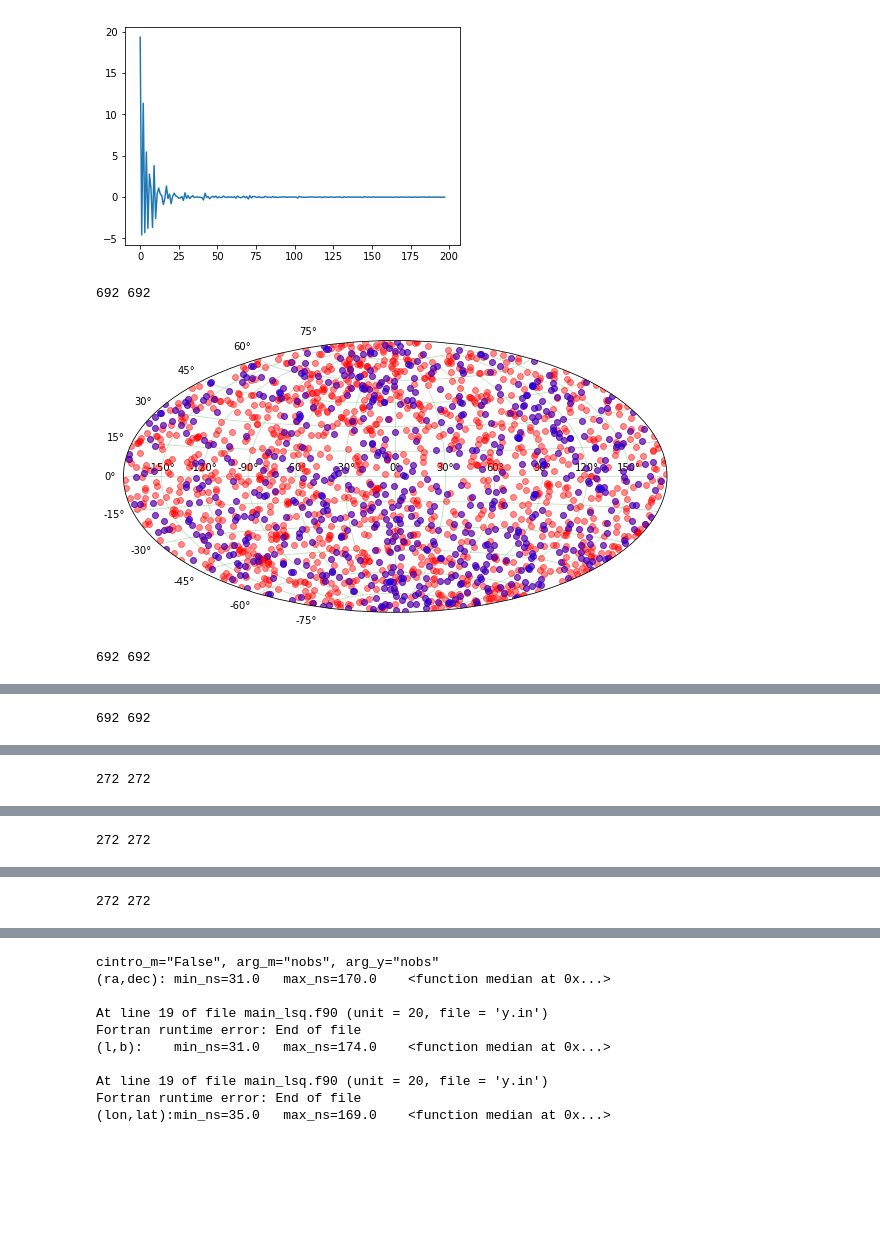
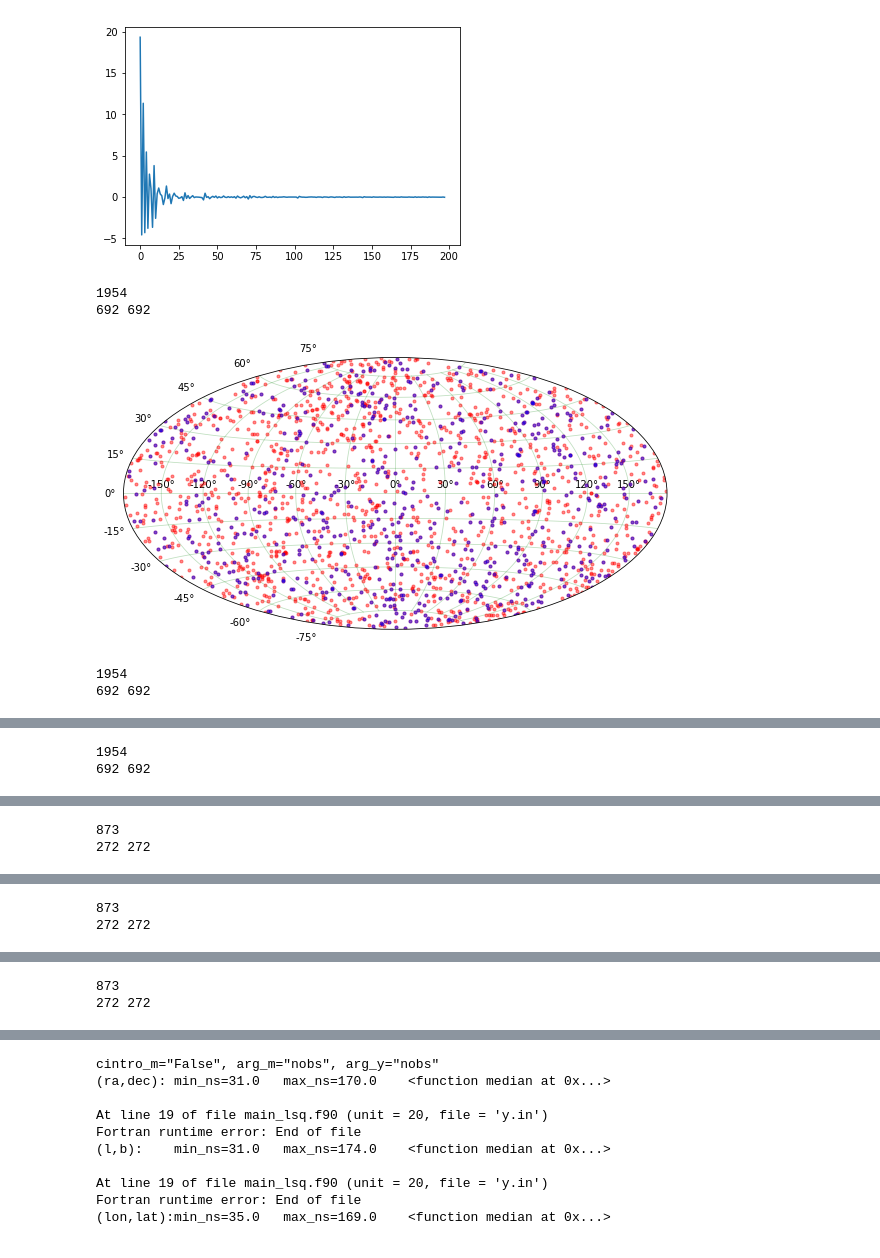
Before and after one commit to paantya/gaialib, a Jupyter notebook: d2018_sf.ipynb, the cells around one changed output, grey strips where cells are left out. Saved outputs shown, nothing was run; the diff lists cells and outputs as text; code cells hidden in the pictures; blank space fills up the shorter version.

```diff
--- a/d2018_sf.ipynb
+++ b/d2018_sf.ipynb
@@ -148,16 +149,21 @@ plt.plot([i for i in np.arange(len(df_gh_srz))][:200-2],np.diff(np.diff(df_gh_sr
 # %%
 %%time
 
-def scattermy(df0,x,y,c,k='ro'):
+def scattermy(df0,x,y,c,k='r.'):
     import matplotlib as mpl
     plt.figure(figsize=(10,5))
     ax = plt.subplot(111, projection = 'hammer')
     ax.set_facecolor('w')
+    print(len(df0[x]))
     plt.plot(
         (df0[x]-180)*np.pi/180,
         (df0[y]-90)*np.pi/180,
         k,
-        alpha=.45
+        alpha=.45,
+        #s = 1.05,
+        #marker="o",
+        #color = 1/(df0.max - df0.min) *(df0[c] - df0.min),
+        #linewidths=2.01,
     )
     x1 = df0[df0[c]<0][x]
     y1 = df0[df0[c]<0][y]
@@ -166,38 +172,48 @@ def scattermy(df0,x,y,c,k='ro'):
         plt.plot(
             (x1-180)*np.pi/180,
             (y1-90)*np.pi/180,
-            'bo',
-            alpha=.45
+            'b.',
+            alpha=.45,
+            #s = 1.05,
+        #marker="o",
+        #color = 1/(df0.max - df0.min) *(df0[c] - df0.min),
+        #linewidths=2.01,
         )
 
 
     params = matplotlib.figure.SubplotParams(left=.02, right=.98, top=.99, bottom=.01)
 
     plt.grid(color='g',alpha = .25)#, linestyle='--', linewidth=1.9)
     plt.show()
 
 #scattermy(df_gh_srz.sort_values(by = 'parallax_difference_abs',ascending=False).head(75),'ra','dec','parallax_difference_abs')
 #scattermy(df_gh_srz.sort_values(by = 'parallax_difference_abs',ascending=False).head(75),'ra','dec','parallax_difference')
 
 #scattermy(df_gh_srz.sort_values(by = 'parallax_difference_abs',ascending=False).head(75),'l','b','parallax_difference_abs')
 #scattermy(df_gh_srz.sort_values(by = 'parallax_difference_abs',ascending=False).head(75),'l','b','parallax_difference')
 
 #scattermy(df_gh_srz.sort_values(by = 'parallax_difference_abs',ascending=False).head(75),'ecl_lon','ecl_lat','parallax_difference_abs')
 
 #scattermy(df_gh_srz[df_gh_srz['parallax_difference_abs']>3*df_gh_srz['parallax_error_hip_tgas']].sort_values(by = 'parallax_difference_abs',ascending=False).head(75),'ecl_lon','ecl_lat','parallax_difference')
 #scattermy(df_gh_srz.sort_values(by = 'parallax_difference_abs',ascending=False).head(75),'ecl_lon','ecl_lat','parallax_difference')
 
 MMM_KEK = df_gh_srz['parallax_difference'].sum()/len(df_gh_srz['parallax_difference'])
 DDD_KEK = np.sqrt(sum([np.power(i-MMM_KEK,2) for i in df_gh_srz['parallax_difference']])/len(df_gh_srz['parallax_difference']))
 
 scattermy(df_gh_srz[np.abs(df_gh_srz['parallax_difference']) > 3. * df_gh_srz['parallax_error_hip_tgas']],'ra','dec','parallax_difference')
 scattermy(df_gh_srz[np.abs(df_gh_srz['parallax_difference']) > 3. * df_gh_srz['parallax_error_hip_tgas']],'l','b','parallax_difference')
 scattermy(df_gh_srz[np.abs(df_gh_srz['parallax_difference']) > 3. * df_gh_srz['parallax_error_hip_tgas']],'ecl_lon','ecl_lat','parallax_difference')
 
 scattermy(df_gh_srz[np.abs(df_gh_srz['parallax_difference'] - MMM_KEK) > 3. * DDD_KEK],'ra','dec','parallax_difference')
 scattermy(df_gh_srz[np.abs(df_gh_srz['parallax_difference'] - MMM_KEK) > 3. * DDD_KEK],'l','b','parallax_difference')
 scattermy(df_gh_srz[np.abs(df_gh_srz['parallax_difference'] - MMM_KEK) > 3. * DDD_KEK],'ecl_lon','ecl_lat','parallax_difference')
+
+scattermy(df_gh_srz.sort_values(by = 'parallax_difference_abs',ascending=False).head(90),'ra','dec','parallax_difference')
+scattermy(df_gh_srz.sort_values(by = 'parallax_difference_abs',ascending=False).head(90),'l','b','parallax_difference')
+scattermy(df_gh_srz.sort_values(by = 'parallax_difference_abs',ascending=False).head(90),'ecl_lon','ecl_lat','parallax_difference')
 # %% [output]
+1954
 692 692
-[figure, old version]
+[figure, new version]
+1954
 692 692
@@ -205 +221,2 @@ scattermy(df_gh_srz[np.abs(df_gh_srz['parallax_difference'] - MMM_KEK) > 3. * DD
+1954
 692 692
@@ -207 +224,2 @@ scattermy(df_gh_srz[np.abs(df_gh_srz['parallax_difference'] - MMM_KEK) > 3. * DD
+873
 272 272
@@ -209 +227,2 @@ scattermy(df_gh_srz[np.abs(df_gh_srz['parallax_difference'] - MMM_KEK) > 3. * DD
+873
 272 272
@@ -211 +230,2 @@ scattermy(df_gh_srz[np.abs(df_gh_srz['parallax_difference'] - MMM_KEK) > 3. * DD
+873
 272 272
```
Also changed, not shown: parts of 9 cells of this notebook, 2 other files.
